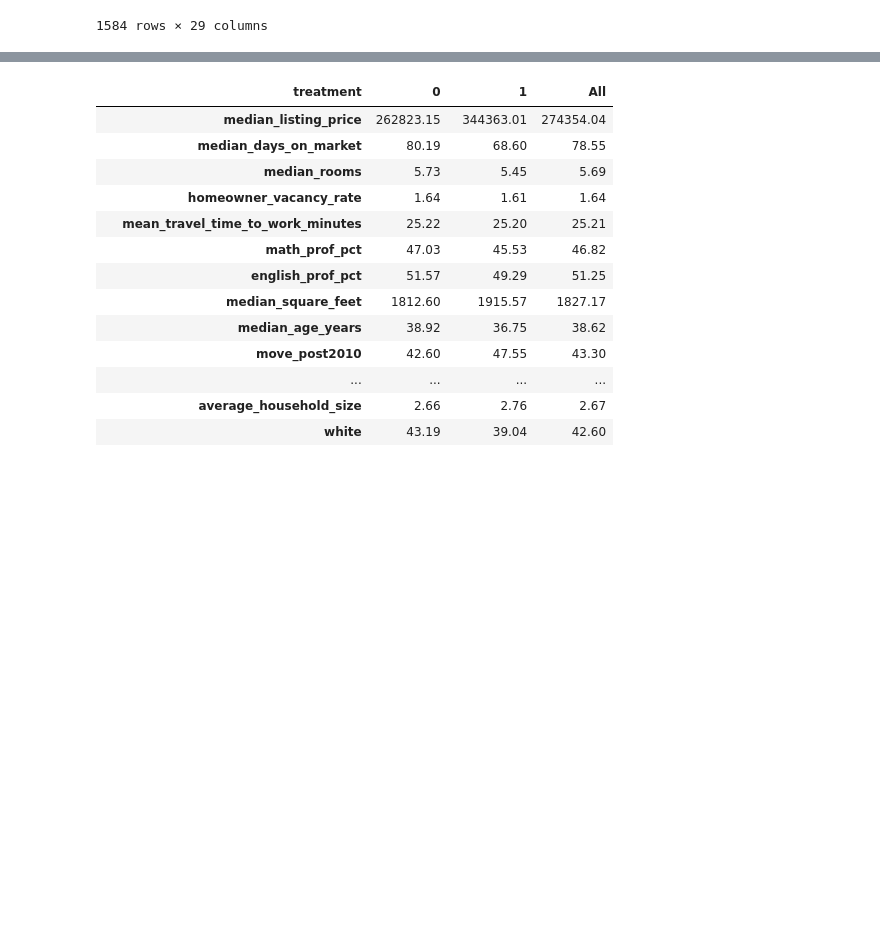
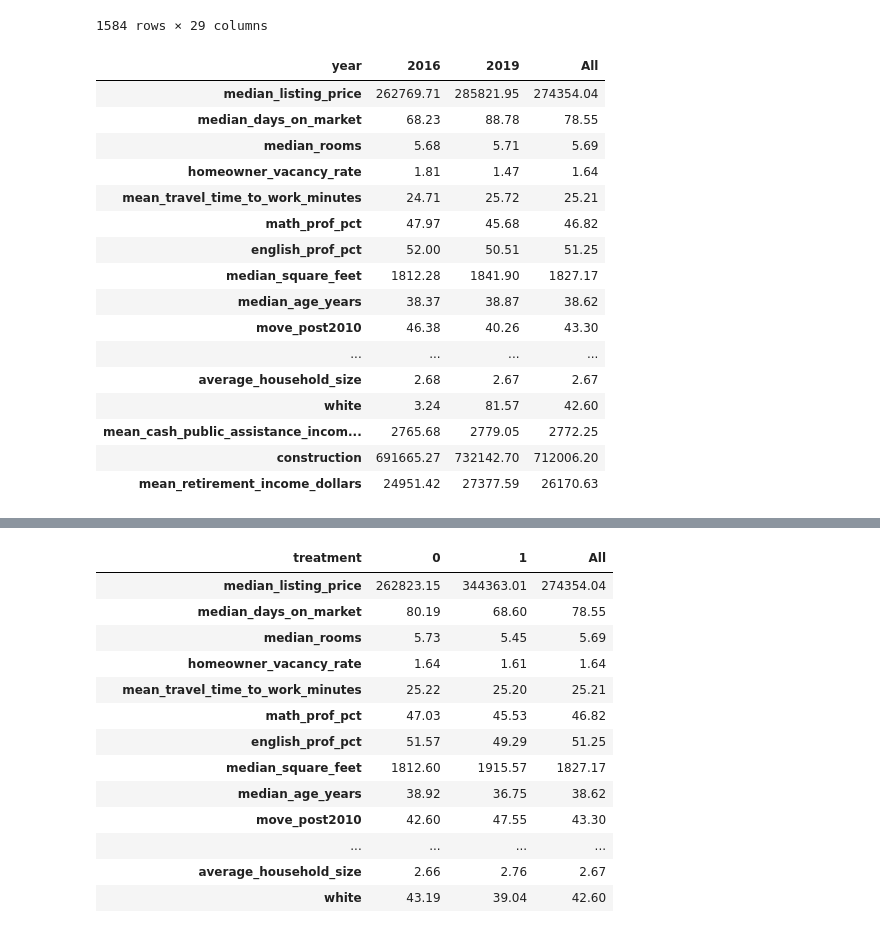
Before and after one commit to renatomatz/ibuying_effects, a Jupyter notebook: data_and_processing/visualization.ipynb, the cells around one changed output, grey strips where cells are left out. Drawn from its saved outputs; the diff is of its cells as text; code cells hidden in the pictures; blank space fills up the shorter version.

```diff
--- a/data_and_processing/visualization.ipynb
+++ b/data_and_processing/visualization.ipynb
@@ -109,3 +109,24 @@ groups =[
     "ntop_ibs",
     "nlocal_ibs"
 ]
+# %%
+year_comp = summary_group_total(df, "year", np.mean, drop=["treatment", "ntop_ibs", "nlocal_ibs"])
+year_comp
+# %% [output]
+| year | 2016 | 2019 | All |
+| median_listing_price | 262769.71 | 285821.95 | 274354.04 |
+| median_days_on_market | 68.23 | 88.78 | 78.55 |
+| median_rooms | 5.68 | 5.71 | 5.69 |
+| homeowner_vacancy_rate | 1.81 | 1.47 | 1.64 |
+| mean_travel_time_to_work_minutes | 24.71 | 25.72 | 25.21 |
+| math_prof_pct | 47.97 | 45.68 | 46.82 |
+| english_prof_pct | 52.00 | 50.51 | 51.25 |
+| median_square_feet | 1812.28 | 1841.90 | 1827.17 |
+| median_age_years | 38.37 | 38.87 | 38.62 |
+| move_post2010 | 46.38 | 40.26 | 43.30 |
+| ... | ... | ... | ... |
+| average_household_size | 2.68 | 2.67 | 2.67 |
+| white | 3.24 | 81.57 | 42.60 |
+| mean_cash_public_assistance_incom... | 2765.68 | 2779.05 | 2772.25 |
+| construction | 691665.27 | 732142.70 | 712006.20 |
+| mean_retirement_income_dollars | 24951.42 | 27377.59 | 26170.63 |
```
Also changed, not shown: parts of 5 cells of this notebook, 21 other files.
